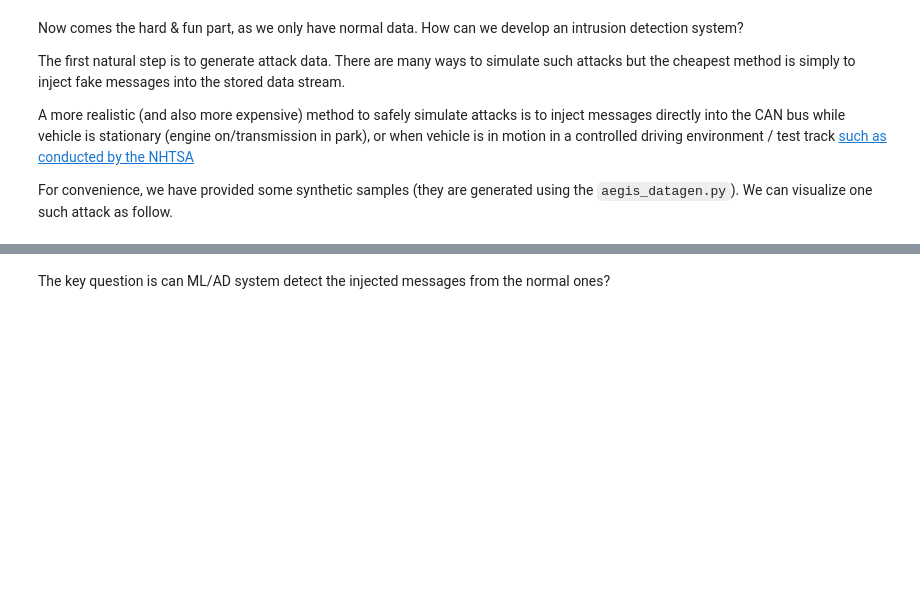
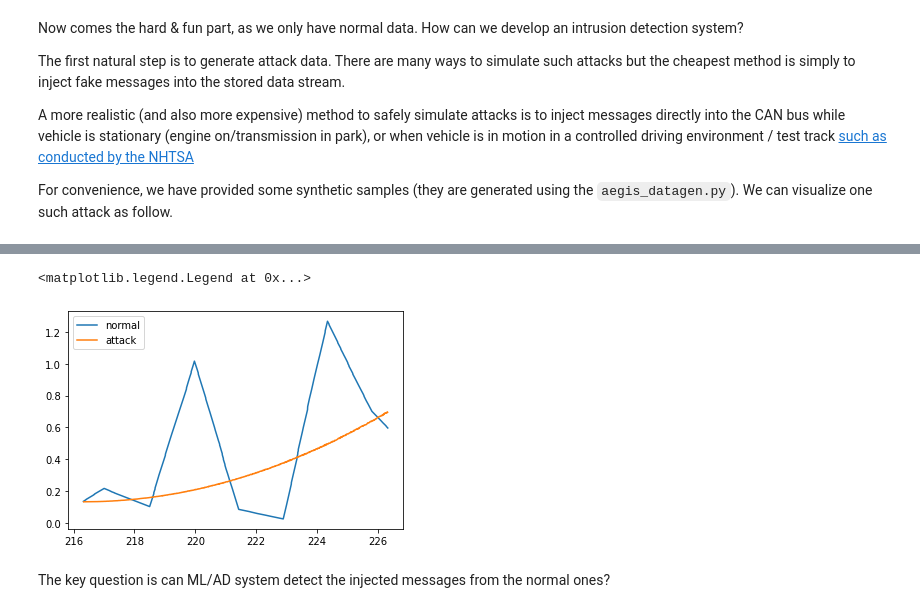
Before and after one commit to h1st-ai/h1st, a Jupyter notebook: examples/AutomotiveCybersecurity/1. Automotive Cybersecurity - A Cold Start Problem.ipynb, the cells around one changed output, grey strips where cells are left out. Cells and saved outputs as stored; diff of their text form; code cells hidden in the pictures; blank space fills up the shorter version.

```diff
--- a/examples/AutomotiveCybersecurity/1. Automotive Cybersecurity - A Cold Start Problem.ipynb
+++ b/examples/AutomotiveCybersecurity/1. Automotive Cybersecurity - A Cold Start Problem.ipynb
@@ -42,6 +48,6 @@ data_files['attack_files'][:5]
 import pandas as pd
 import numpy as np
 
-df = pd.read_parquet('data/attack-samples/20181113_Driver1_Trip2-0.parquet')
+df = pd.read_parquet('data/attack-samples/20181116_Driver1_Trip4-0.parquet')
 
 df.head(20)
@@ -64,11 +106,14 @@ df.loc[df.AttackEventIndex == 2, SENSORS + ["Label", "AttackSensor"]].head(20)
 # %%
-z = df[df.AttackEventIndex == 2]
-yr = z[(z.Timestamp > 490) & (z.Timestamp < 500)].dropna(subset=["YawRate"])
+z = df[df.AttackEventIndex == 3]
+yr = z[(z.Timestamp > z.Timestamp.min()) & (z.Timestamp < z.Timestamp.min()+10)].dropna(subset=["YawRate"])
 import matplotlib.pyplot as plt
 att = yr[yr["Label"] == "Attack"]
 normal = yr[yr["Label"] == "Normal"]
 plt.plot(normal.Timestamp, normal.YawRate, label="normal")
 plt.plot(att.Timestamp, att.YawRate, label="attack")
 plt.legend()
+# %% [output]
+<matplotlib.legend.Legend at 0x...>
+[figure, added]
 # %% [markdown]
 The key question is can ML/AD system detect the injected messages from the normal ones?
```
Also changed, not shown: parts of 4 cells of this notebook, 4 other files.
